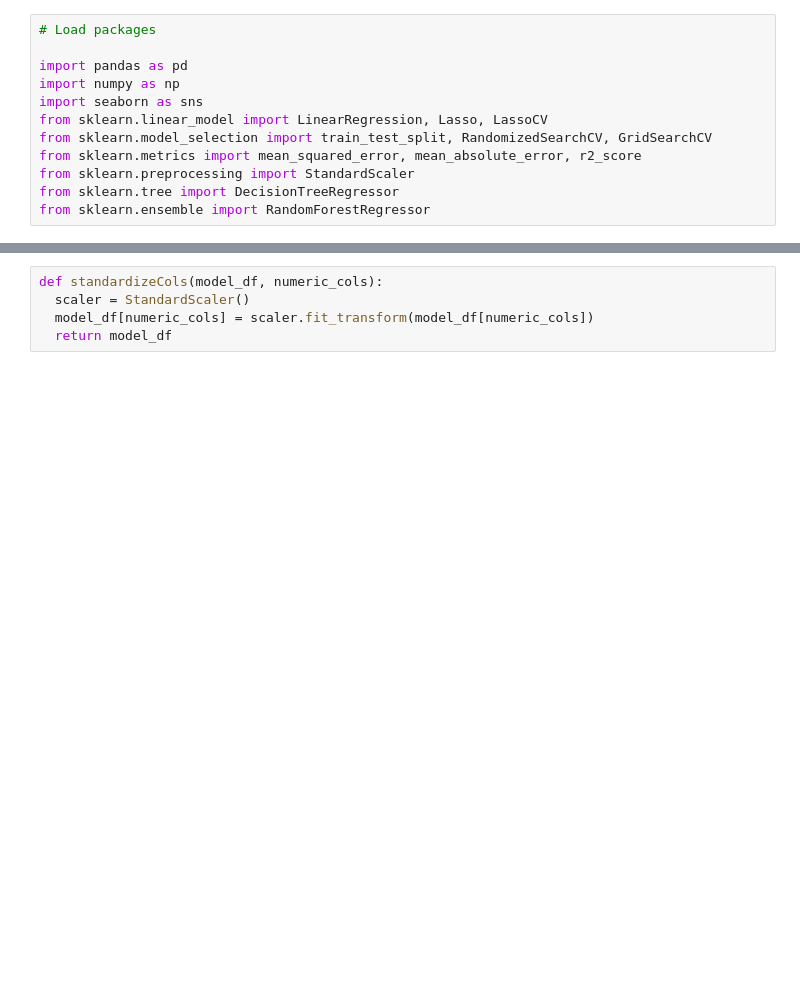
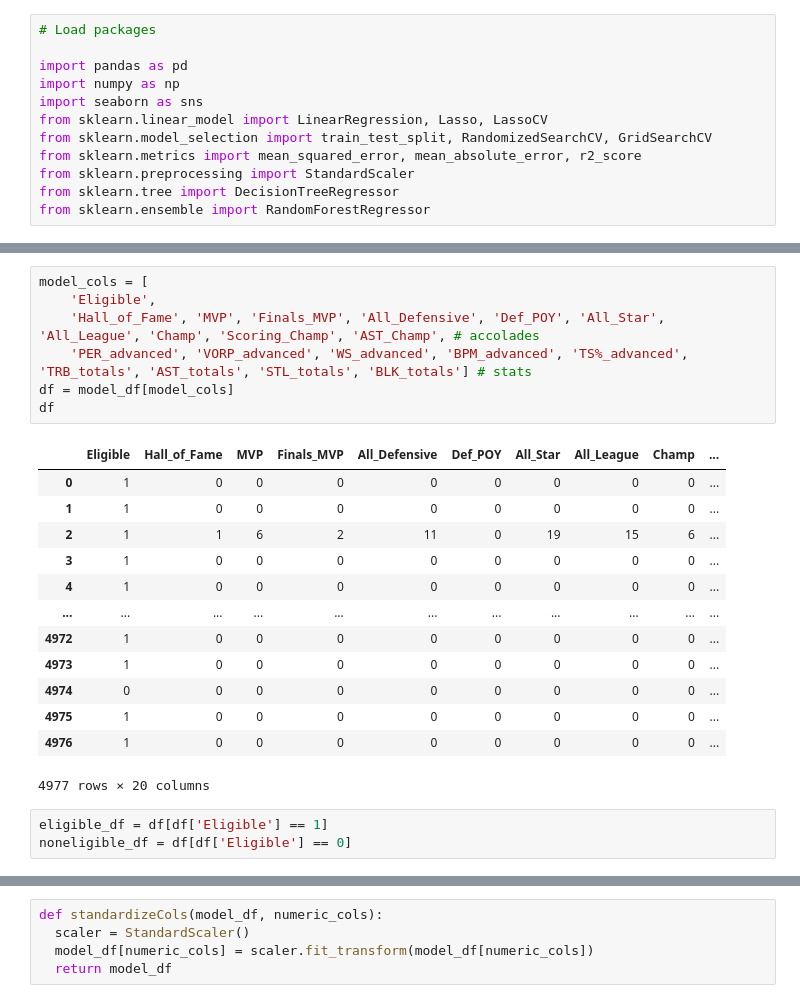
Before and after one commit to frankwillard/NBA-Hall-Of-Fame-Model, a Jupyter notebook: Hall_of_Fame_Modeling.ipynb, the cells around one changed output, grey strips where cells are left out. Cells and saved outputs as stored; diff of their text form; blank space fills up the shorter version.

```diff
--- a/Hall_of_Fame_Modeling.ipynb
+++ b/Hall_of_Fame_Modeling.ipynb
@@ -129,0 +148,24 @@ def fillNulls(model_df):
+# %%
+model_cols = [
+    'Eligible',
+    'Hall_of_Fame', 'MVP', 'Finals_MVP', 'All_Defensive', 'Def_POY', 'All_Star', 'All_League', 'Champ', 'Scoring_Champ', 'AST_Champ', # accolades
+    'PER_advanced', 'VORP_advanced', 'WS_advanced', 'BPM_advanced', 'TS%_advanced', 'TRB_totals', 'AST_totals', 'STL_totals', 'BLK_totals'] # stats
+df = model_df[model_cols]
+df
+# %% [output]
+|  | Eligible | Hall_of_Fame | MVP | Finals_MVP | All_Defensive | Def_POY | All_Star | All_League | Champ | ... |
+| 0 | 1 | 0 | 0 | 0 | 0 | 0 | 0 | 0 | 0 | ... |
+| 1 | 1 | 0 | 0 | 0 | 0 | 0 | 0 | 0 | 0 | ... |
+| 2 | 1 | 1 | 6 | 2 | 11 | 0 | 19 | 15 | 6 | ... |
+| 3 | 1 | 0 | 0 | 0 | 0 | 0 | 0 | 0 | 0 | ... |
+| 4 | 1 | 0 | 0 | 0 | 0 | 0 | 0 | 0 | 0 | ... |
+| ... | ... | ... | ... | ... | ... | ... | ... | ... | ... | ... |
+| 4972 | 1 | 0 | 0 | 0 | 0 | 0 | 0 | 0 | 0 | ... |
+| 4973 | 1 | 0 | 0 | 0 | 0 | 0 | 0 | 0 | 0 | ... |
+| 4974 | 0 | 0 | 0 | 0 | 0 | 0 | 0 | 0 | 0 | ... |
+| 4975 | 1 | 0 | 0 | 0 | 0 | 0 | 0 | 0 | 0 | ... |
+| 4976 | 1 | 0 | 0 | 0 | 0 | 0 | 0 | 0 | 0 | ... |
+4977 rows × 20 columns
+# %%
+eligible_df = df[df['Eligible'] == 1]
+noneligible_df = df[df['Eligible'] == 0]
```
Also changed, not shown: parts of 11 cells of this notebook.
